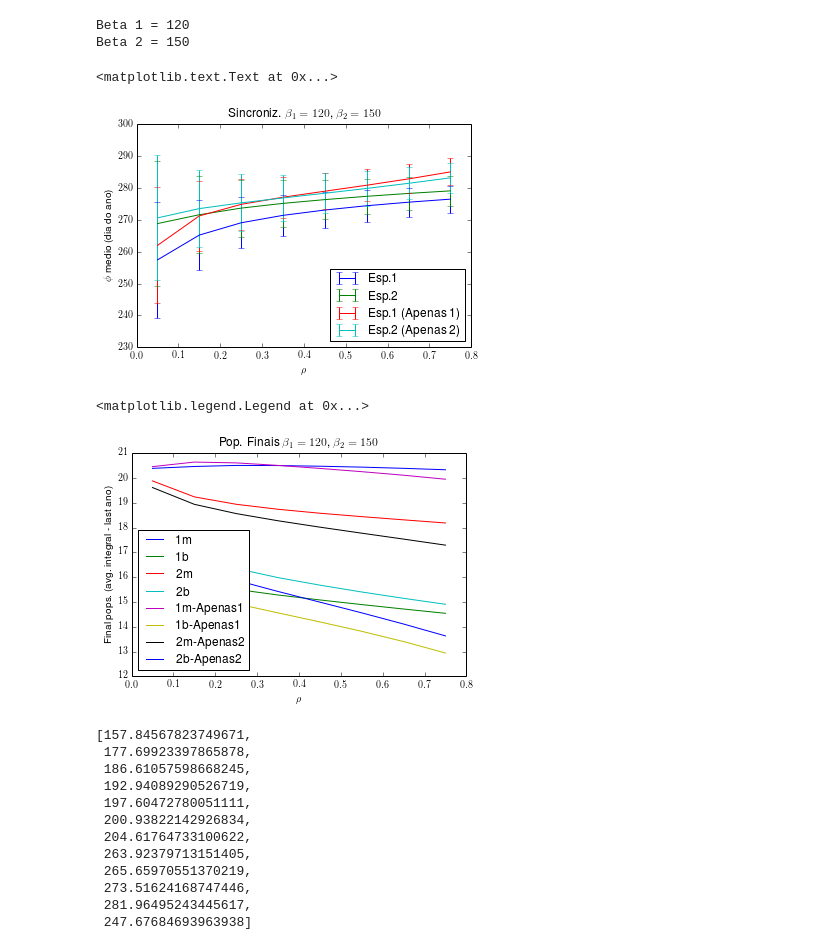
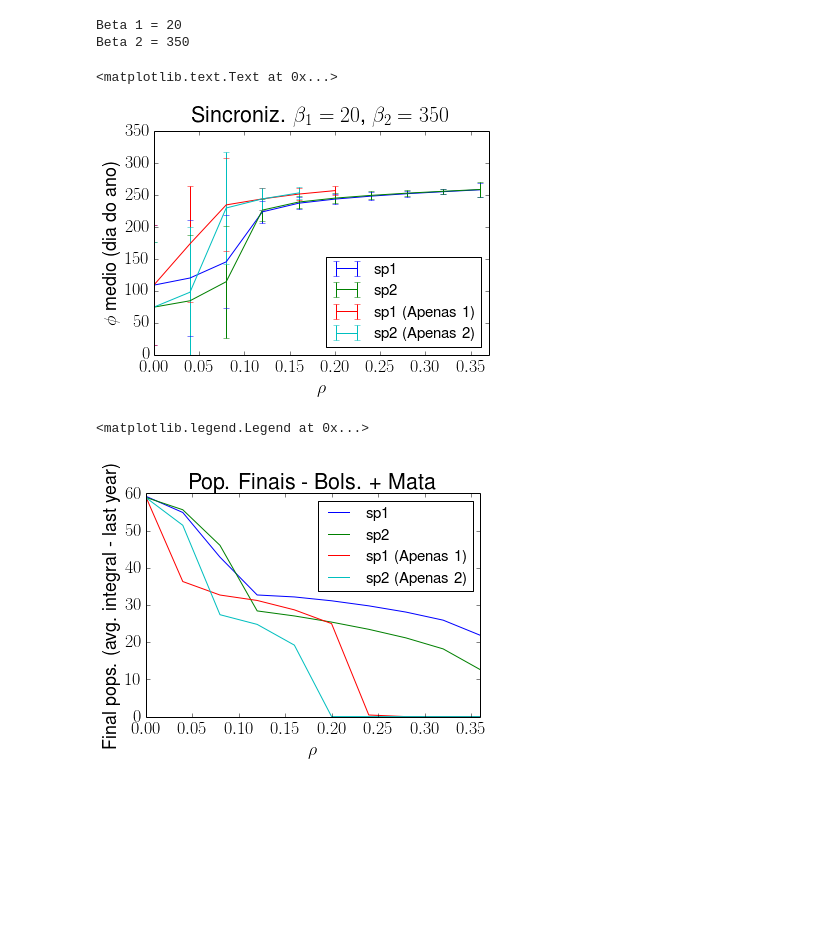
Before and after one commit to reand705/borboletas, a Jupyter notebook: borboletas3.ipynb, the cells around one changed output. Cells and saved outputs as stored; diff of their text form; code cells hidden in the pictures; blank space fills up the shorter version.

```diff
--- a/borboletas3.ipynb
+++ b/borboletas3.ipynb
@@ -241,16 +275,12 @@ finals1b = []
 finals2b = []
 
 plt.interactive(True)
-rhos = [0.0]
-rhos = []
 t = np.linspace(0, T, N)
 lenT = len(t)
-aux = [0.05 + i*0.1 for i in range(0,8)]
-for elemento in aux: #preguiçoso
-    rhos.append(elemento)
+rhos = [0.0 + i*0.04 for i in range(0,10)]
 
 for rho in rhos:
-    sol = np.load('solution_rho(newsigma)=%.3f.npy' %(rho))
+    sol = np.load('solution_rho=%.3f.npy' %(rho))
 
     #Monte as populacoes finais
     u1m = sol[-1*365:,0:Nphi+1]
@@ -323,16 +353,12 @@ finals1b_apenas2 = []
 finals2b_apenas2 = []
 
 plt.interactive(True)
-rhos = [0.0]
-rhos = []
 t = np.linspace(0, T, N)
 lenT = len(t)
-aux = [0.05 + i*0.1 for i in range(0,8)]
-for elemento in aux: #preguiçoso
-    rhos.append(elemento)
+rhos = [0.0 + i*0.04 for i in range(0,10)]
 
 for rho in rhos:
-    sol = np.load('solution_rho(newsigma)pop2=%.3f.npy' %(rho))
+    sol = np.load('solution_rho=%.3f_pop2.npy' %(rho))
 
     #Monte as populacoes finais
     u1m = sol[-1*365:,0:Nphi+1]
@@ -409,12 +435,10 @@ rhos = [0.0]
 rhos = []
 t = np.linspace(0, T, N)
 lenT = len(t)
-aux = [0.05 + i*0.1 for i in range(0,8)]
-for elemento in aux: #preguiçoso
-    rhos.append(elemento)
+rhos = [0.0 + i*0.04 for i in range(0,10)]
 
 for rho in rhos:
-    sol = np.load('solution_rho(newsigma)pop1=%.3f.npy' %(rho))
+    sol = np.load('solution_rho=%.3f_pop1.npy' %(rho))
 
     #Monte as populacoes finais
     u1m = sol[-1*365:,0:Nphi+1]
@@ -477,60 +501,43 @@ for rho in rhos:
     errorbars2_apenas1.append(stdev_phi_u2m/ 2/ np.pi * 365)
 # %%
 #plote os phis medios
-plt.errorbar(rhos, means1, yerr = errorbars1, label = 'Esp.1')
-plt.errorbar(rhos, means2, yerr = errorbars2, label = 'Esp.2')
+plt.errorbar(rhos, means1, yerr = errorbars1, label = 'sp1')
+plt.errorbar(rhos, means2, yerr = errorbars2, label = 'sp2')
 print("Beta 1 = %d" %beta1)
 print("Beta 2 = %d" %beta2)
 
 #plote os phis medios - apenas 1
-plt.errorbar(rhos, means1_apenas1, yerr = errorbars1, label = 'Esp.1 (Apenas 1)')
+plt.errorbar(rhos[0:6], means1_apenas1[0:6], yerr = errorbars1[0:6], label = 'sp1 (Apenas 1)')
 
 #plote os phis medios - apenas 2
-plt.errorbar(rhos, means2_apenas2, yerr = errorbars2, label = 'Esp.2 (Apenas 2)')
+plt.errorbar(rhos[0:5], means2_apenas2[0:5], yerr = errorbars2[0:5], label = 'sp2 (Apenas 2)')
 
-plt.legend(loc = "best")
+plt.legend(loc = "best", prop={'size':15})
 plt.xlabel(r"$\rho$")
 plt.ylabel(r"$\phi$ medio (dia do ano)")
-plt.title(r"Sincroniz. $\beta_1 = 120$, $\beta_2 = 150$")
+plt.axis([0,0.37,0,350])
+plt.title(r"Sincroniz. $\beta_1 = 20$, $\beta_2 = 350$")
 # %% [output]
-Beta 1 = 120
-Beta 2 = 150
+Beta 1 = 20
+Beta 2 = 350
 <matplotlib.text.Text at 0x...>
-[figure, old version]
+[figure, new version]
 # %%
 #Plote as populações finais
-plt.plot(rhos, finals1m, label = r"1m")
-plt.plot(rhos, finals1b, label = r"1b")
-plt.plot(rhos, finals2m, label = r"2m")
-plt.plot(rhos, finals2b, label = r"2b")
+plt.plot(rhos, np.array(finals1m)+np.array(finals1b), label = r"sp1")
+plt.plot(rhos, np.array(finals2m)+np.array(finals2b), label = r"sp2")
 
 #Apenas 1
-plt.plot(rhos, finals1m_apenas1, label = "1m-Apenas1")
-plt.plot(rhos, finals1b_apenas1, label = "1b-Apenas1")
+plt.plot(rhos, np.array(finals1m_apenas1)+np.array(finals1b_apenas1), label = "sp1 (Apenas 1)")
 
 #Apenas 2
-plt.plot(rhos, finals2m_apenas2, label = "2m-Apenas2")
-plt.plot(rhos, finals2b_apenas2, label = "2b-Apenas2")
+plt.plot(rhos, np.array(finals2m_apenas2)+np.array(finals2b_apenas2), label = "sp2 (Apenas 2)")
 
 plt.xlabel(r"$\rho$")
-plt.ylabel(r"Final pops. (avg. integral - last ano)")
-plt.title(r"Pop. Finais $\beta_1 = 120$, $\beta_2 = 150$")
-plt.legend(loc = "lower left")
+plt.ylabel(r"Final pops. (avg. integral - last year)")
+plt.axis([0,0.36,0,60])
+plt.title(r"Pop. Finais - Bols. + Mata")
+plt.legend(loc = "upper right", prop={'size':15})
 # %% [output]
 <matplotlib.legend.Legend at 0x...>
-[figure, old version]
+[figure, new version]
-# %%
-means2
-# %% [output]
-[157.84567823749671,
- 177.69923397865878,
- 186.61057598668245,
- 192.94089290526719,
- 197.60472780051111,
- 200.93822142926834,
- 204.61764733100622,
- 263.92379713151405,
- 265.65970551370219,
- 273.51624168747446,
- 281.96495243445617,
- 247.67684693963938]
```
Also changed, not shown: parts of 4 cells of this notebook, 1 other file.
